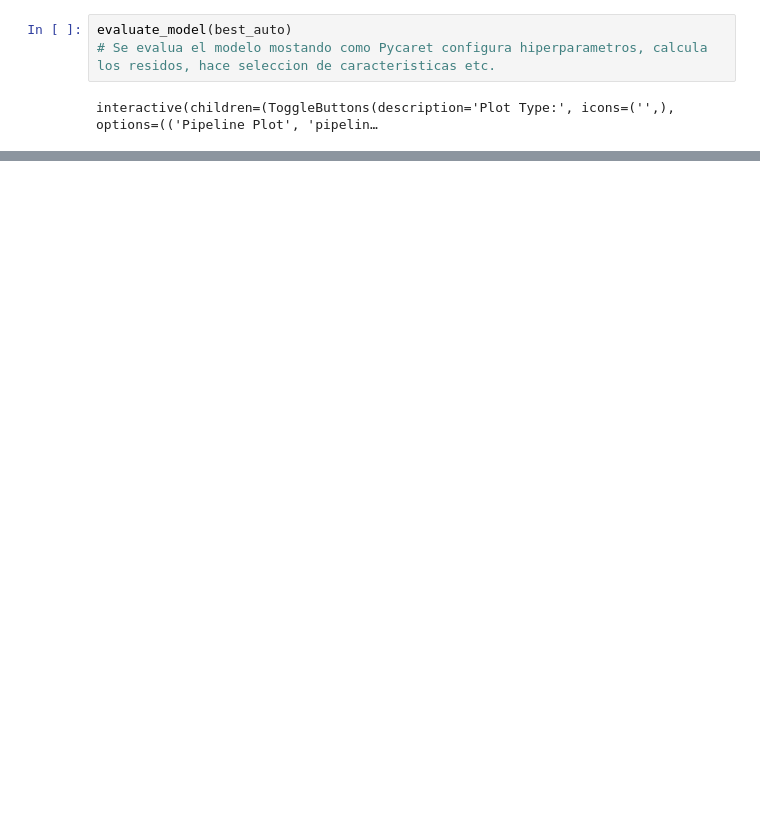
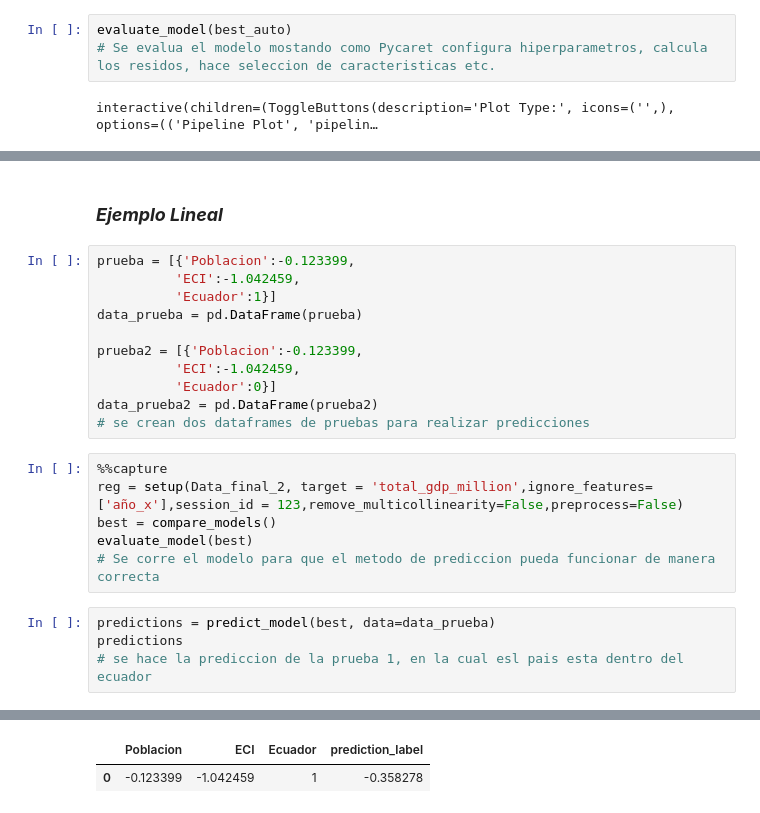
Before and after one commit to SantiagoGS97/Proyecto, a Jupyter notebook: Proyecto.ipynb, the cells around one changed output, grey strips where cells are left out. Cells and saved outputs as stored; diff of their text form; blank space fills up the shorter version.

Commit message:
Se termina de hacer la documentacion y comentar cada linea y se agregan las conclusiones del proyecto

```diff
--- a/Proyecto.ipynb
+++ b/Proyecto.ipynb
@@ -523,0 +541,24 @@ interactive(children=(ToggleButtons(description='Plot Type:', icons=('',), optio
+# %% [markdown]
+### ***Ejemplo Lineal***
+# %%
+prueba = [{'Poblacion':-0.123399,
+          'ECI':-1.042459,
+          'Ecuador':1}]
+data_prueba = pd.DataFrame(prueba)
+
+prueba2 = [{'Poblacion':-0.123399,
+          'ECI':-1.042459,
+          'Ecuador':0}]
+data_prueba2 = pd.DataFrame(prueba2)
+# se crean dos dataframes de pruebas para realizar predicciones
+# %%
+%%capture
+reg = setup(Data_final_2, target = 'total_gdp_million',ignore_features=['año_x'],session_id = 123,remove_multicollinearity=False,preprocess=False)
+best = compare_models()
+evaluate_model(best)
+# Se corre el modelo para que el metodo de prediccion pueda funcionar de manera correcta
+# %%
+predictions = predict_model(best, data=data_prueba)
+predictions
+# se hace la prediccion de la prueba 1, en la cual esl pais esta dentro del ecuador
+# %% [output]
@@ -523,0 +566,2 @@ interactive(children=(ToggleButtons(description='Plot Type:', icons=('',), optio
+|  | Poblacion | ECI | Ecuador | prediction_label |
+| 0 | -0.123399 | -1.042459 | 1 | -0.358278 |
```
Also changed, not shown: parts of 21 cells of this notebook, 1 other file.
